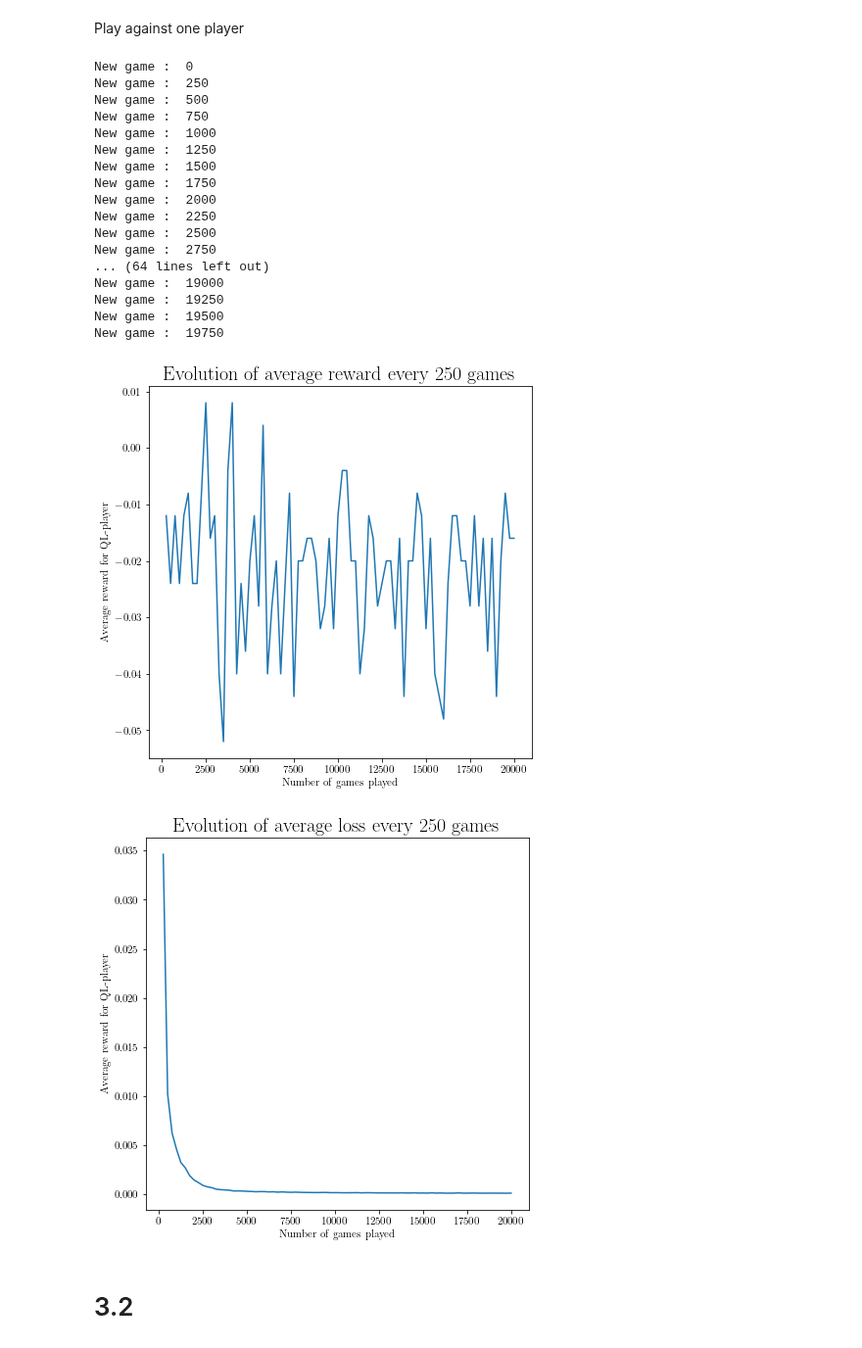
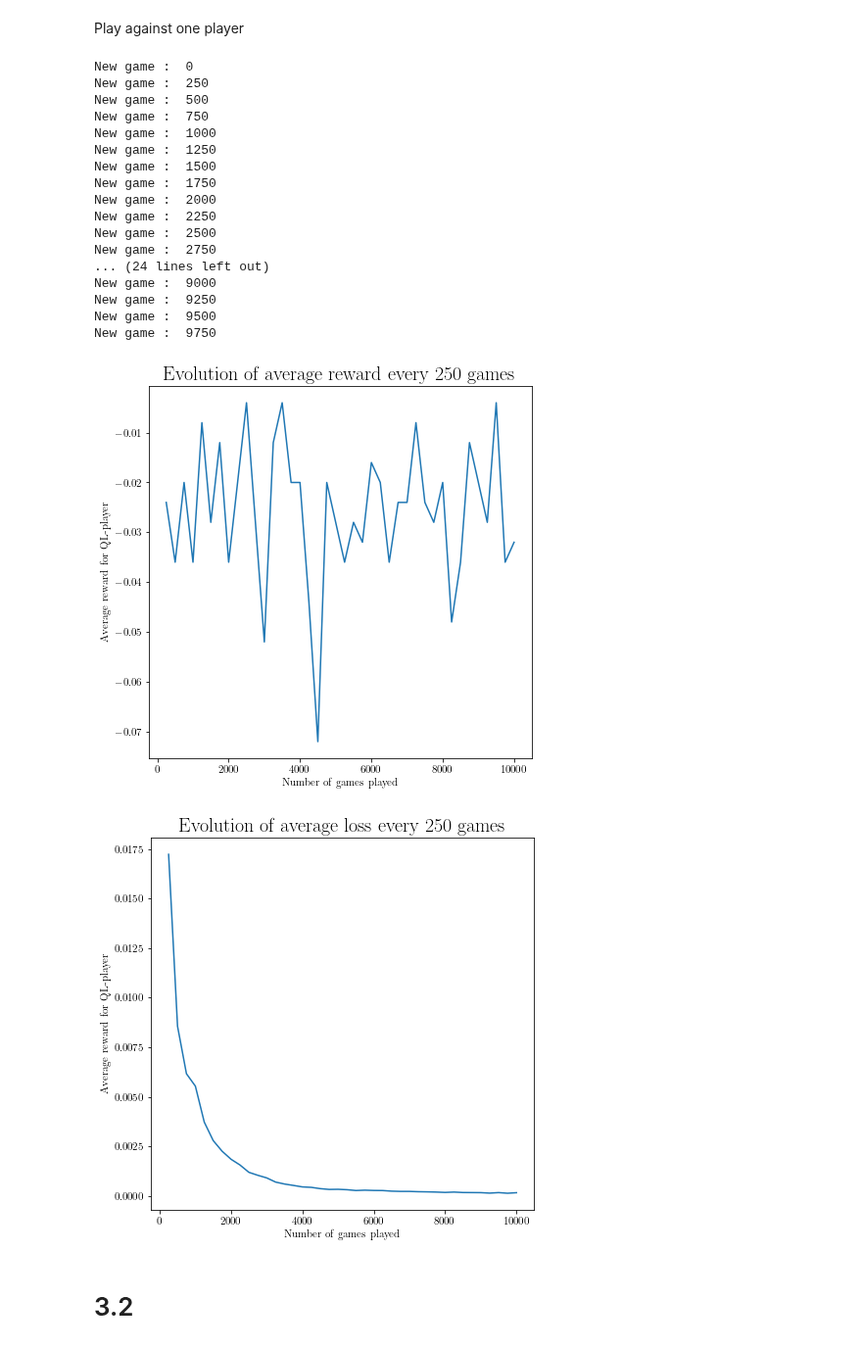
Before and after one commit to louisPoulain/ANN_NIM, a Jupyter notebook: DQN copy 2.ipynb, the cells around one changed output. Shown at 98% size. Cells and saved outputs as stored; diff of their text form; code cells hidden in the pictures.

```diff
--- a/DQN copy 2.ipynb
+++ b/DQN copy 2.ipynb
@@ -36,7 +36,7 @@ BATCH_SIZE = 64
 TARGET_UPDATE = 500
 
 #Epsilon greedy :
-EPS_GREEDY = 0.5 #random.random()
+EPS_GREEDY = 0.2 #random.random()
 print("epsilon greedy : ", EPS_GREEDY)
 
 #-------------------------------- helpers DQN ----------------------------
@@ -203,8 +203,9 @@ class DQN_Player(OptimalPlayer):
         self.memory.push(state, action, next_state, reward)
 
 
-def DQN_one_game(playerDQN, playerOpt, env):
+def DQN_one_game(playerDQN, playerOpt, env, update = True):
     heaps, _, _ = env.observe()
+    #env.render()
     i = 0
     while not env.end:
         #env.render()
@@ -212,8 +213,13 @@ def DQN_one_game(playerDQN, playerOpt, env):
         if env.current_player == playerOpt.player:
             move = playerOpt.act(heaps)
             heaps, end, winner = env.step(move)
+            if i > 0 and update == True:
+                playerDQN.update_qval(ql_action = current_heaps, other_move = move, heaps_before = heaps_before, heaps_after = heaps,
+                                     env = env, alpha = alpha, gamma = gamma)
         else:
+            heaps_before = heaps.copy()
             move = playerDQN.act(heaps)
+            #print("move : ", move)
             state = to_input(heaps)
             is_available = env.check_valid(move)
             if not is_available:
@@ -246,6 +252,7 @@ def DQN_one_game(playerDQN, playerOpt, env):
                 loss = playerDQN.update_qval()
 
         i += 1
+    #env.render()
     return env.reward(playerDQN.player), loss
 
 
@@ -310,27 +317,27 @@ target_net.load_state_dict(policy_net.state_dict())
 target_net.eval()
 memory = ReplayMemory(buffer_size)
 # %%
-Q1_DQN(policy_net, target_net, memory, eps_opt = 1)
+Q1_DQN(policy_net, target_net, memory, eps_opt = 1, seed = 3, nb_games=10000)
 # %% [output]
 New game :  0
 New game :  250
 New game :  500
 New game :  750
 New game :  1000
 New game :  1250
 New game :  1500
 New game :  1750
 New game :  2000
 New game :  2250
 New game :  2500
 New game :  2750
-... (64 lines left out)
-New game :  19000
-New game :  19250
-New game :  19500
-New game :  19750
+... (24 lines left out)
+New game :  9000
+New game :  9250
+New game :  9500
+New game :  9750
-[figure, old version]
+[figure, new version]
-[figure, old version]
+[figure, new version]
 # %% [markdown]
 # 3.2
 # %% [markdown]
```
Also changed, not shown: parts of 1 cell of this notebook, 2 other files.
